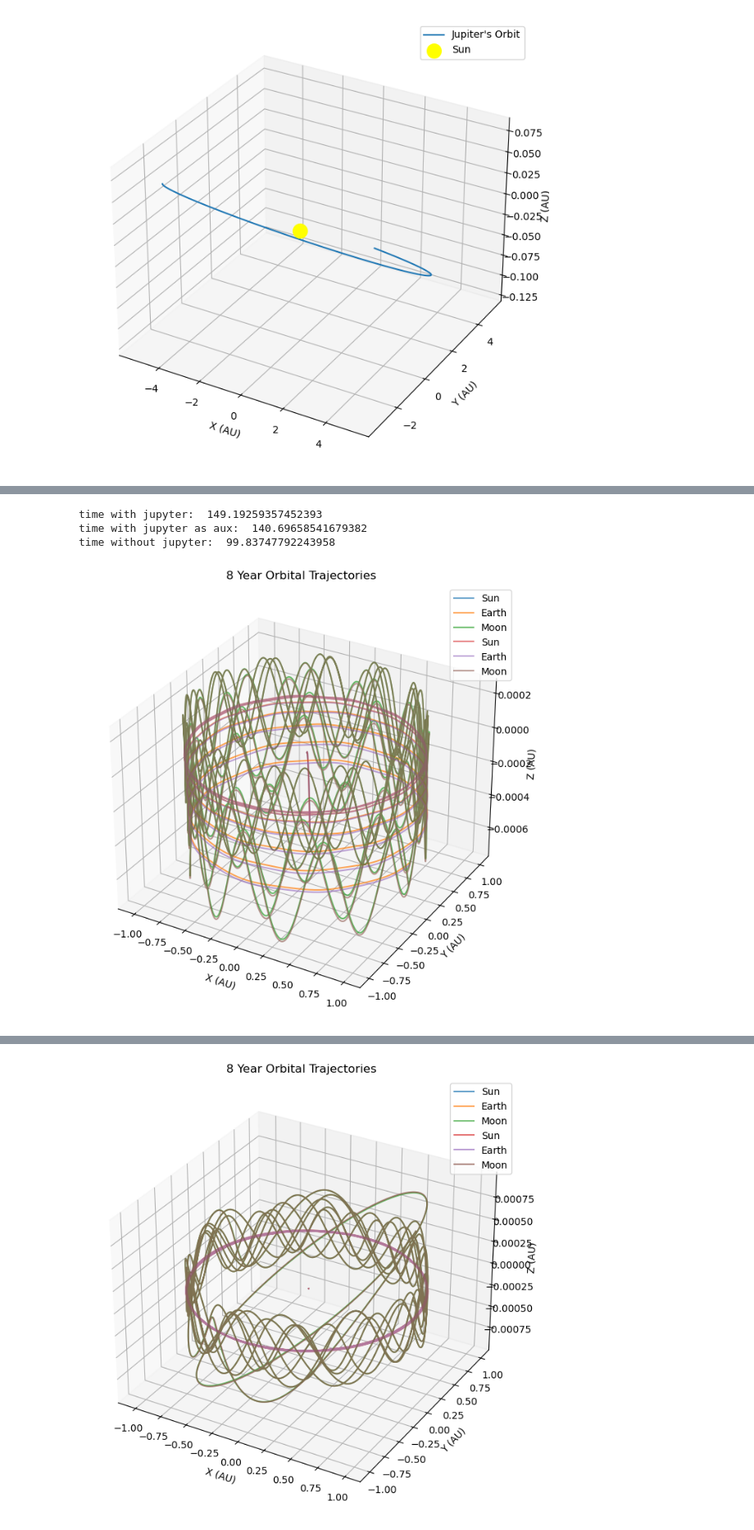
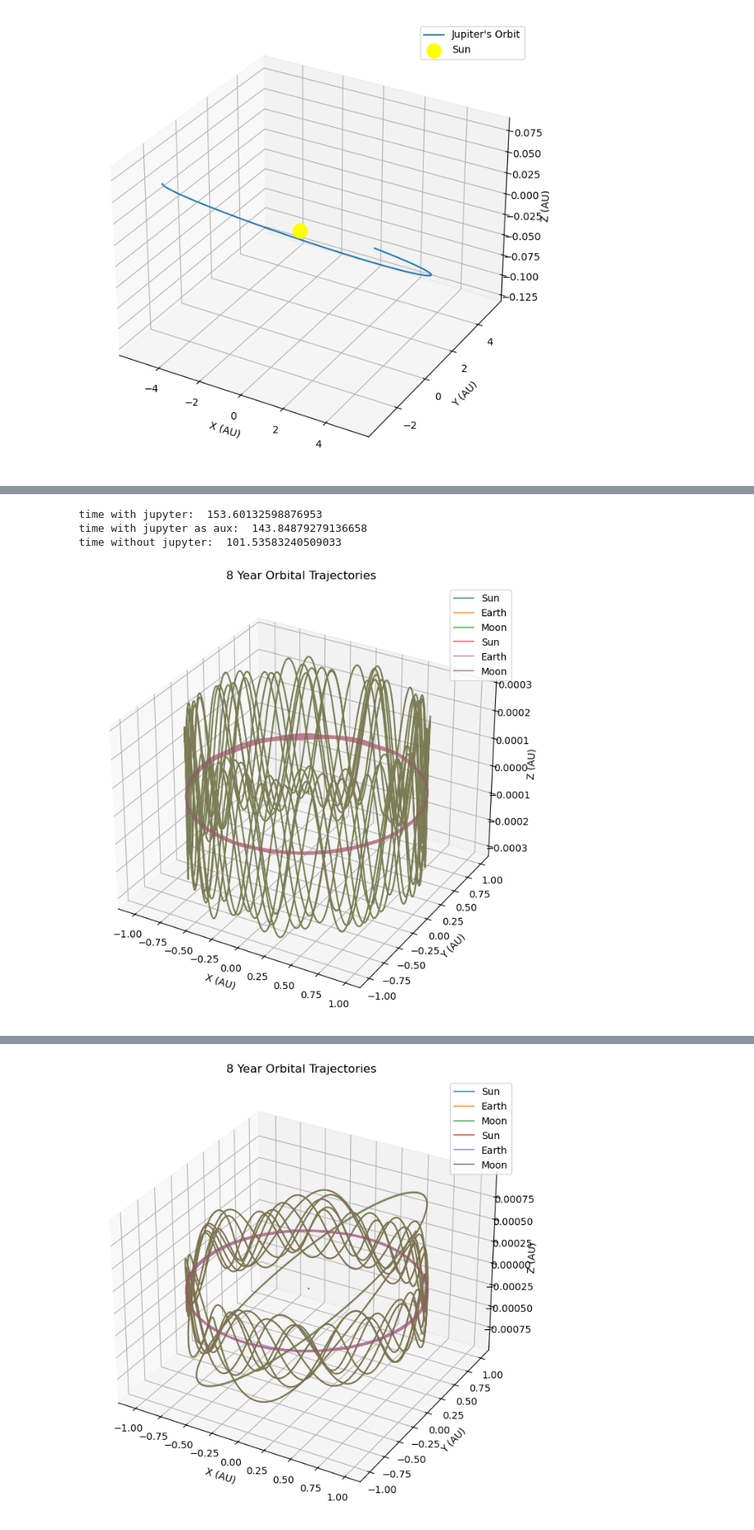
Before and after one commit to RendaLiu/Solar-Eclipse, a Jupyter notebook: dev/test_heun_trajectory_v1_1.ipynb, the cells around one changed output, grey strips where cells are left out. Shown at 82% size. Drawn from its saved outputs; the diff is of its cells as text; code cells hidden in the pictures.

```diff
--- a/test_heun_trajectory_v1_1.ipynb
+++ b/dev/test_heun_trajectory_v1_1.ipynb
@@ -120,7 +121,8 @@ def get_initial(cb_name):
         "Sun": sun,
         "Earth": earth,
         "Moon": moon,
-        "Jupiter": jupiter
+        "Jupiter": jupiter,
+        "Venus": venus
         # 其他行星...
     }
     cb_obj = body_map[cb_name]
@@ -402,17 +404,17 @@ class ThreeBodySimulator:
 sun_body = get_initial("Sun")
 earth_body = get_initial("Earth")
 moon_body = get_initial("Moon")
-jupiter_body = get_initial("Jupiter")
+jupiter_body = get_initial("Venus")
 
 sun_body1 = get_initial("Sun")
 earth_body1 = get_initial("Earth")
 moon_body1 = get_initial("Moon")
-jupiter_body1 = get_initial("Jupiter")
+jupiter_body1 = get_initial("Venus")
 
 sun_body2 = get_initial("Sun")
 earth_body2 = get_initial("Earth")
 moon_body2 = get_initial("Moon")
-jupiter_body2 = get_initial("Jupiter")
+jupiter_body2 = get_initial("Venus")
 
 
 # 创建模拟器（时间步长设为6小时）
@@ -423,7 +425,7 @@ simulator1 = ThreeBodySimulator(
 simulator2 = ThreeBodySimulator(
     bodies=[sun_body2, earth_body2, moon_body2],
     dt=0.1,
-    aux_list=[jupiter_body1]
+    aux_list=[jupiter_body2]
 )
 simulator = ThreeBodySimulator(
     bodies=[sun_body, earth_body, moon_body],
@@ -443,9 +445,9 @@ start_time = time.time()
 trajectories_no_j = simulator.simulate_rk4(years=8)
 print("time without jupyter: ", time.time()-start_time)
 # %% [output]
-time with jupyter:  149.19259357452393
-time with jupyter as aux:  140.69658541679382
-time without jupyter:  99.83747792243958
+time with jupyter:  153.60132598876953
+time with jupyter as aux:  143.84879279136658
+time without jupyter:  101.53583240509033
 # %%
 import matplotlib.pyplot as plt
 from mpl_toolkits.mplot3d import Axes3D
@@ -453,36 +455,36 @@ from mpl_toolkits.mplot3d import Axes3D
 def plot_trajectories():
     fig = plt.figure(figsize=(12, 8))
     ax = fig.add_subplot(111, projection='3d')
 
     for name, pos_list in trajectories_with_j.items():
-        if name != 'Jupiter':
+        if name != 'Jupiter' and name != 'Venus':
             positions = np.array(pos_list)
             ax.plot(positions[:,0], positions[:,1], positions[:,2],
                     label=name, alpha=0.7)
-    # for name, pos_list in trajectories_no_j.items():
-    #     positions = np.array(pos_list)
-    #     ax.plot(positions[:,0], positions[:,1], positions[:,2],
-    #             label=name, alpha=0.7)
+    for name, pos_list in trajectories_no_j.items():
+        positions = np.array(pos_list)
+        ax.plot(positions[:,0], positions[:,1], positions[:,2],
+                label=name, alpha=0.7)
     for name, pos_list in trajectories_with_j_aux.items():
         positions = np.array(pos_list)
         ax.plot(positions[:,0], positions[:,1], positions[:,2],
                 label=name, alpha=0.6)
     # times = np.linspace(0, 8*365.25*24, 1000)  # 12年周期
     # orb_fn = get_jupiter_orb_fn(get_initial("Jupiter"))
     # positions = np.array([orb_fn(t) for t in times])
     # ax.plot(positions[:, 0], positions[:, 1], positions[:, 2], label="Jupiter's Orbit")
 
     ax.set_xlabel('X (AU)')
     ax.set_ylabel('Y (AU)')
     ax.set_zlabel('Z (AU)')
     ax.set_title('8 Year Orbital Trajectories')
     ax.legend()
     plt.show()
 
 
 
 
 # 运行绘图
 plot_trajectories()
 # %% [output]
-[figure, old version]
+[figure, new version]
```
Also changed, not shown: parts of 3 cells of this notebook, 52 other files.
